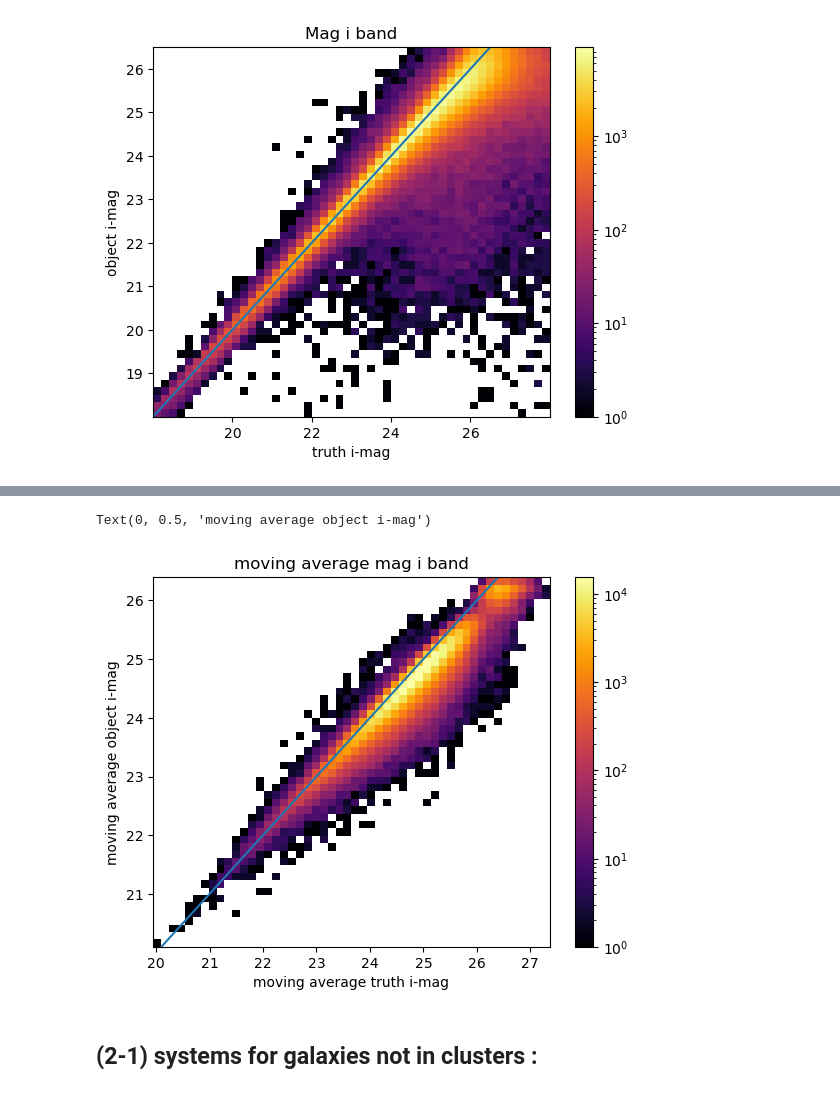
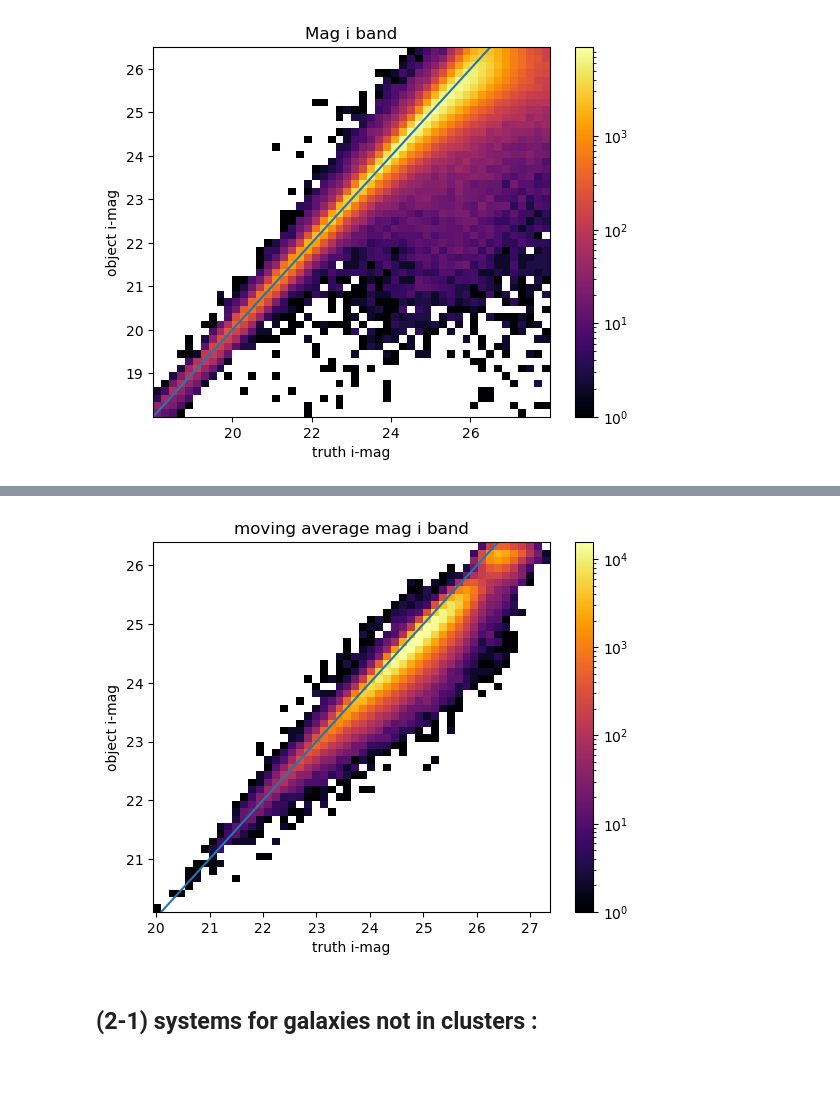
Before and after one commit to GabrielFrugier/stage_LSST, a Jupyter notebook: study_galaxies_below_halo_mass_cut_1e13.ipynb, the cells around one changed output, grey strips where cells are left out. Drawn from its saved outputs; the diff is of its cells as text; code cells hidden in the pictures.

```diff
--- a/study_galaxies_below_halo_mass_cut_1e13.ipynb
+++ b/study_galaxies_below_halo_mass_cut_1e13.ipynb
@@ -556,13 +547,14 @@ plt.show()
 # %%
+plt.figure()
 plt.hist2d(moving_average_truth_i_mag, moving_average_object_i_mag, bins=50, norm=mpl.colors.LogNorm(), cmap='inferno');
 plt.axline([0,0], slope=1)
 plt.colorbar()
 plt.title("moving average mag i band")
-plt.xlabel("moving average truth i-mag")
-plt.ylabel("moving average object i-mag")
+plt.xlabel("truth i-mag")
+plt.ylabel("object i-mag")
+plt.show()
 # %% [output]
-Text(0, 0.5, 'moving average object i-mag')
-[figure, old version]
+[figure, new version]
 # %% [markdown]
 ## (2-1) systems for galaxies not in clusters :
 # %%
```
Also changed, not shown: parts of 2 cells of this notebook, 4 other files.
